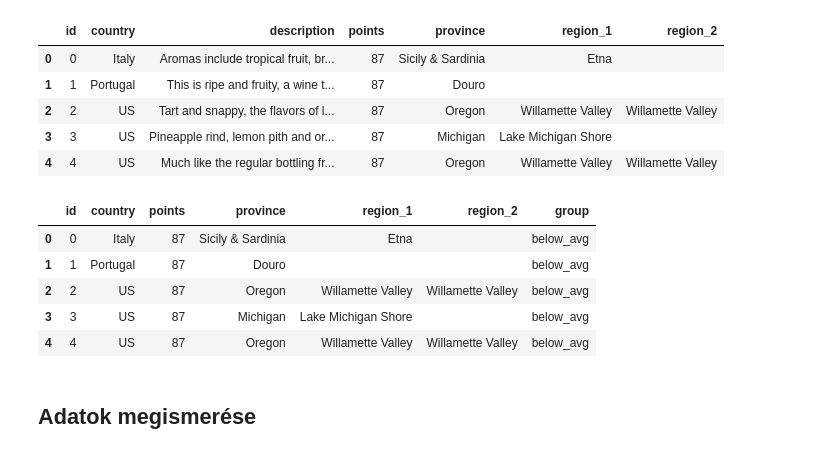
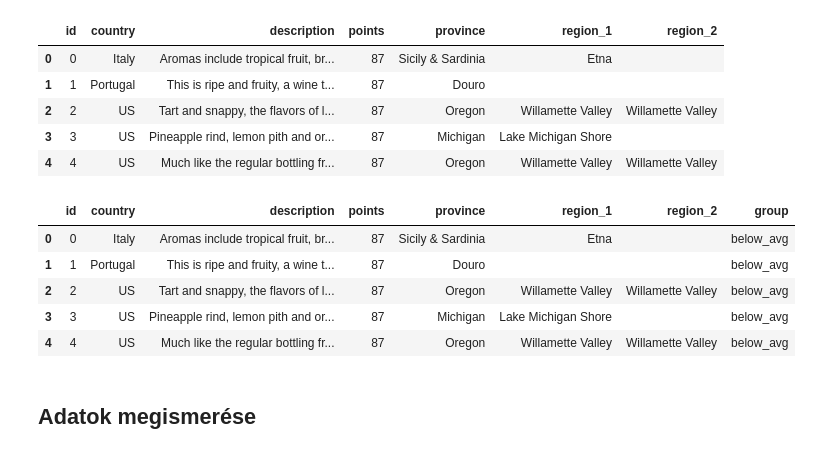
Before and after one commit to lego111Aron/Adattudomany-Projektmunka, a Jupyter notebook: Analize.ipynb, the cells around one changed output. Saved outputs shown, nothing was run; the diff lists cells and outputs as text; code cells hidden in the pictures.

```diff
--- a/Analize.ipynb
+++ b/Analize.ipynb
@@ -22,22 +22,22 @@ display(df.head())
 | 3 | 3 | US | Pineapple rind, lemon pith and or... | 87 | Michigan | Lake Michigan Shore |  |
 | 4 | 4 | US | Much like the regular bottling fr... | 87 | Oregon | Willamette Valley | Willamette Valley |
 # %%
-df_description = df[['id', 'country', 'points', 'province', 'region_1', 'region_2']].copy()
+df_description = df[['id', 'country', 'description', 'points', 'province', 'region_1', 'region_2']].copy()
 # df_description.head(5)
 
 df_description['group'] = pd.qcut(df_description['points'].astype(int),
                                  q=4,
                                  labels=['poor', 'below_avg', 'above_avg', 'excellent'])
 
 # display(df_description['group'].value_counts())
 display(df_description.head(5))
 # %% [output]
-|  | id | country | points | province | region_1 | region_2 | group |
-| 0 | 0 | Italy | 87 | Sicily & Sardinia | Etna |  | below_avg |
-| 1 | 1 | Portugal | 87 | Douro |  |  | below_avg |
-| 2 | 2 | US | 87 | Oregon | Willamette Valley | Willamette Valley | below_avg |
-| 3 | 3 | US | 87 | Michigan | Lake Michigan Shore |  | below_avg |
-| 4 | 4 | US | 87 | Oregon | Willamette Valley | Willamette Valley | below_avg |
+|  | id | country | description | points | province | region_1 | region_2 | group |
+| 0 | 0 | Italy | Aromas include tropical fruit, br... | 87 | Sicily & Sardinia | Etna |  | below_avg |
+| 1 | 1 | Portugal | This is ripe and fruity, a wine t... | 87 | Douro |  |  | below_avg |
+| 2 | 2 | US | Tart and snappy, the flavors of l... | 87 | Oregon | Willamette Valley | Willamette Valley | below_avg |
+| 3 | 3 | US | Pineapple rind, lemon pith and or... | 87 | Michigan | Lake Michigan Shore |  | below_avg |
+| 4 | 4 | US | Much like the regular bottling fr... | 87 | Oregon | Willamette Valley | Willamette Valley | below_avg |
 # %% [markdown]
 ## Adatok megismerése
 # %%
```
Also changed, not shown: parts of 13 cells of this notebook.
